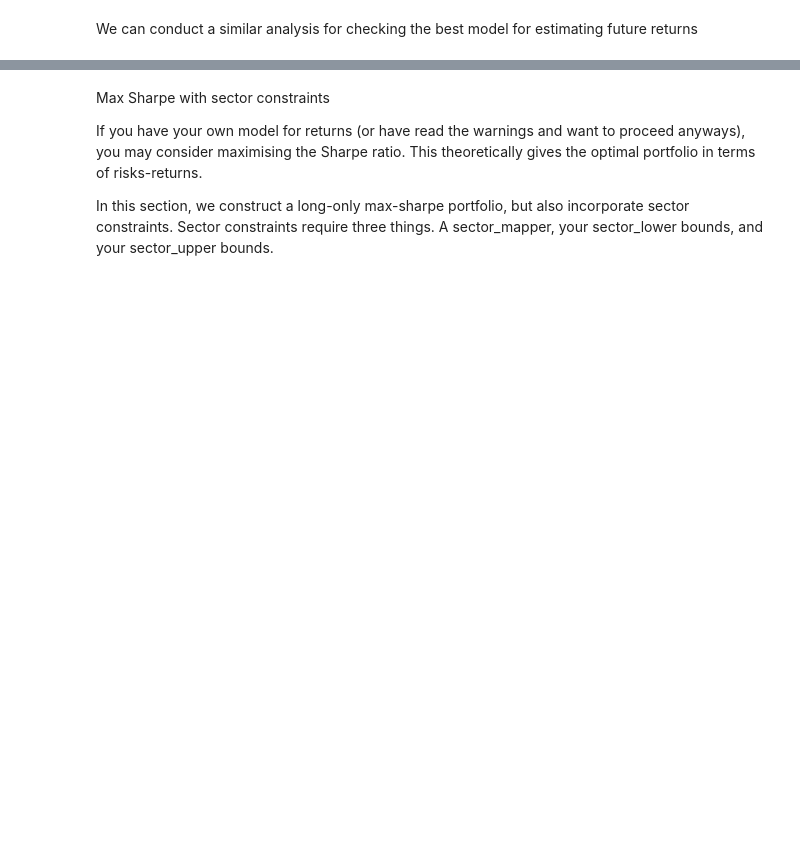
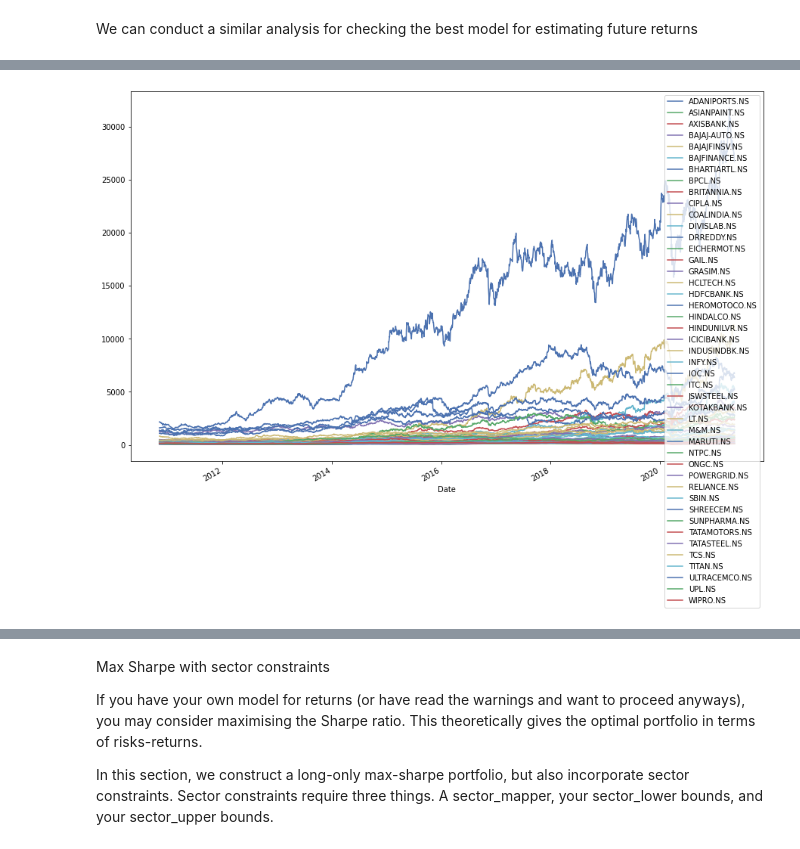
Before and after one commit to suppureme/EPAT-PortfolioManagement, a Jupyter notebook: Portfolio Optimization Techniques.ipynb, the cells around one changed output, grey strips where cells are left out. Cells and saved outputs as stored; diff of their text form; code cells hidden in the pictures; blank space fills up the shorter version.

```diff
--- a/Portfolio Optimization Techniques.ipynb
+++ b/Portfolio Optimization Techniques.ipynb
@@ -233,7 +240,9 @@ Please consult the docs for more info.
 prices = df
 # %%
 
-prices[prices.index >= "2008-01-01"].plot(figsize=(15,10));
+prices.plot(figsize=(15,10));
+# %% [output]
+[figure, added]
 # %%
 sample_cov = risk_models.sample_cov(prices, frequency=252)
 sample_cov
```
Also changed, not shown: parts of 29 cells of this notebook.
